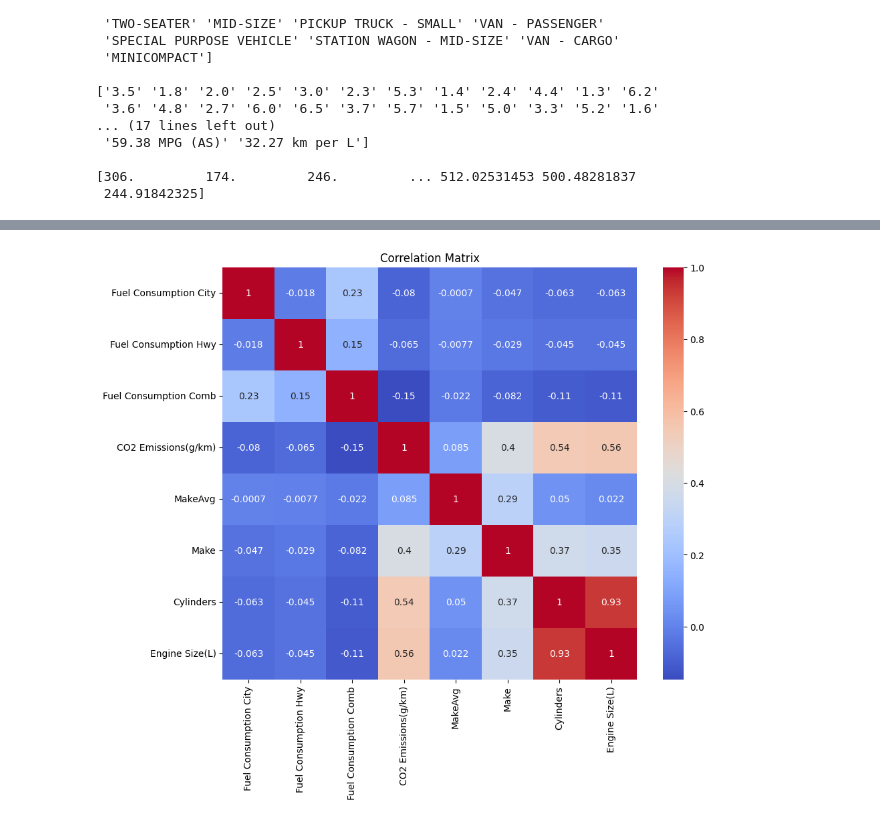
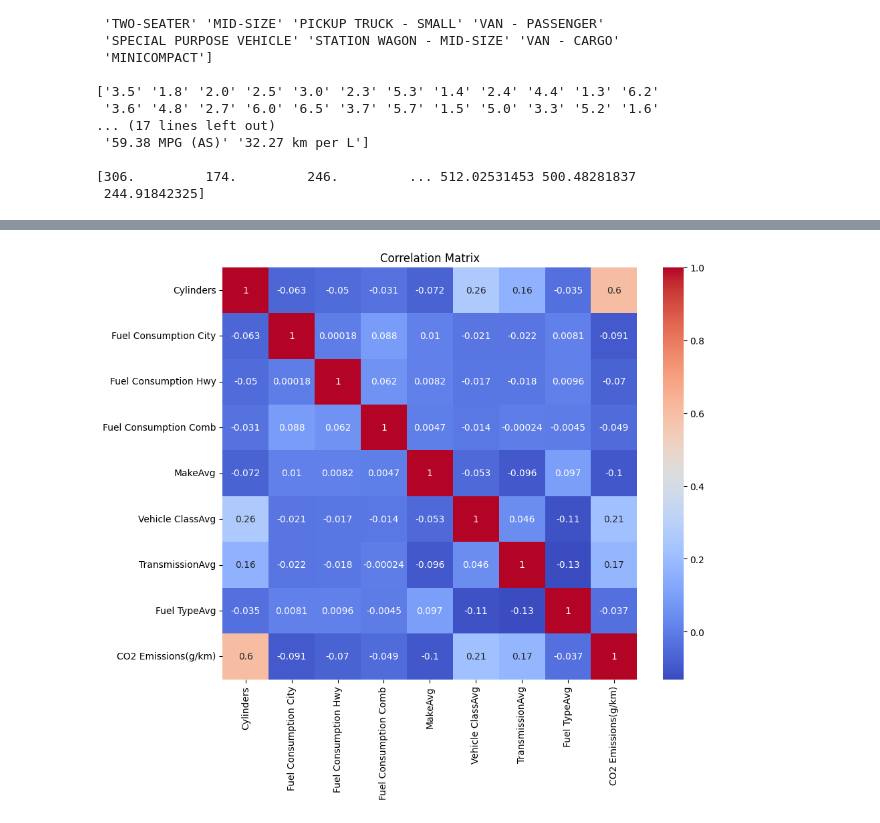
Before and after one commit to cenz19/DataSlayer1.0, a Jupyter notebook: 01. EDA.ipynb, the cells around one changed output, grey strips where cells are left out. Cells and saved outputs as stored; diff of their text form; code cells hidden in the pictures.

```diff
--- a/01. EDA.ipynb
+++ b/01. EDA.ipynb
@@ -198 +213,6 @@ df.head(10)
+# %%
+df = remove_outliers(df,"Fuel Consumption City")
+df = remove_outliers(df,"Fuel Consumption Hwy")
+df = remove_outliers(df,"Fuel Consumption Comb")
+df = remove_outliers(df,"CO2 Emissions(g/km)")
 # %%
@@ -266,15 +247,0 @@ def visualize_sorted_mean(column_name=""):
-# %%
-make_map={}
-for i in range(len(dict_make)):
-    make_map[dict_make[i][0]]=make_avg[i]
-df["MakeAvg"]=df["Make"].map(make_map)
-df["MakeAvg"] -= df["MakeAvg"].min()
-df["MakeAvg"] /= df["MakeAvg"].max()
-
-
-make_map={}
-for i in range(len(dict_make)):
-    make_map[dict_make[i][0]]=i+1
-df["Make"]=df["Make"].map(make_map)
-
-print(df["Make"].unique())
@@ -282,0 +256,18 @@ print(df["Make"].unique())
+# %%
+def AddAvgColumn(df, column_name):
+    make_map={}
+    dict_col, avg=generate_dict(df, column_name)
+    for i in range(len(dict_col)):
+        make_map[dict_col[i][0]]=avg[i]
+    new_col=column_name+"Avg"
+    df[new_col]=df[column_name].map(make_map)
+    # df[new_col] = (df[new_col]-df[new_col].min())/df[new_col].max()
+    # df[new_col] = (df[new_col]-192.6185147143735)/271.26871156214463
+
+    print(make_map)
+    return df
+# %%
+df=AddAvgColumn(df, "Make")
+df=AddAvgColumn(df, "Vehicle Class")
+df=AddAvgColumn(df, "Transmission")
+df=AddAvgColumn(df, "Fuel Type")
@@ -380,12 +342,15 @@ N       15
 Name: count, dtype: int64
 # %%
-corr=df[["Fuel Consumption City", "Fuel Consumption Hwy", "Fuel Consumption Comb", "CO2 Emissions(g/km)", "MakeAvg","Make",  "Cylinders", "Engine Size(L)"]].corr()
+# corr=df[["Fuel Consumption City", "Fuel Consumption Hwy", "Fuel Consumption Comb", "CO2 Emissions(g/km)", "MakeAvg","Make",  "Cylinders", "Engine Size(L)"]].corr()
+corr=df[['Cylinders', 'Fuel Consumption City', 'Fuel Consumption Hwy',
+       'Fuel Consumption Comb', 'MakeAvg',
+       'Vehicle ClassAvg', 'TransmissionAvg', 'Fuel TypeAvg', "CO2 Emissions(g/km)"]].corr()
 plt.figure(figsize=(10, 8))
 sns.heatmap(corr, annot=True, cmap='coolwarm')
 plt.title('Correlation Matrix')
 plt.show()
 # %% [output]
-[figure, old version]
+[figure, new version]
 # %%
 df["Engine/Cylinders"]=df["Engine Size(L)"].astype(float)/df["Cylinders"].astype(float)
 corr=df[["CO2 Emissions(g/km)", "Engine/Cylinders"]].corr()
```
Also changed, not shown: parts of 34 cells of this notebook, 4 other files.
